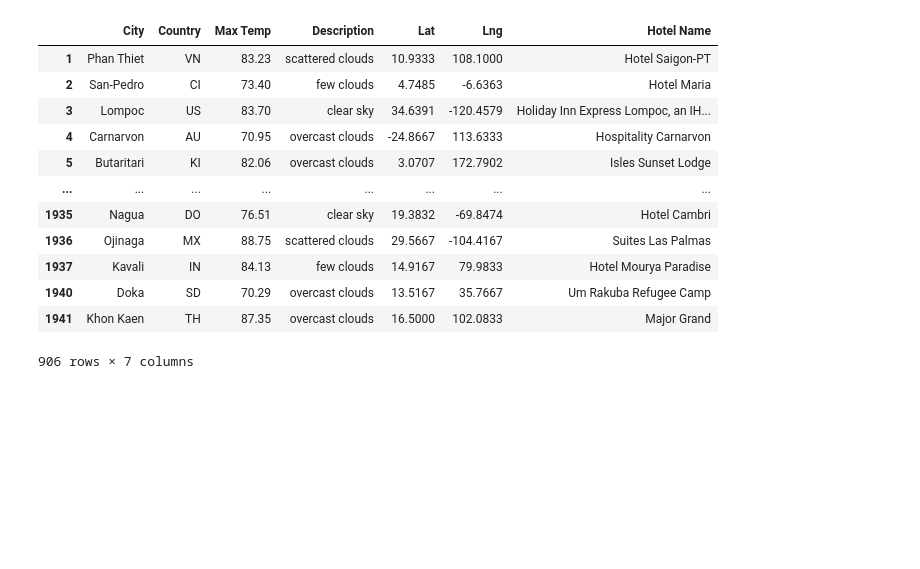
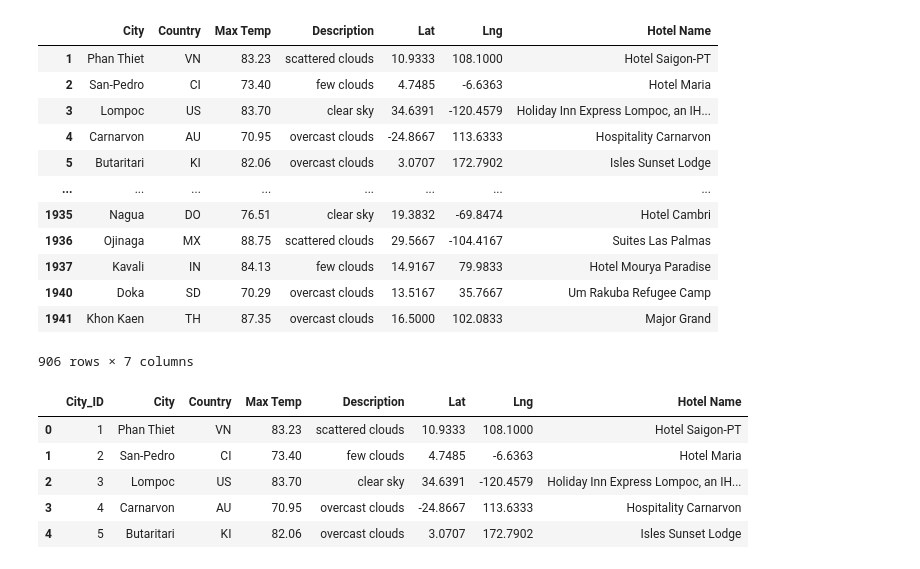
Before and after one commit to fhsal/WeatherPy, a Jupyter notebook: Vacation_Search/Vacation_Search.ipynb, the cells around one changed output. Drawn from its saved outputs; the diff is of its cells as text; code cells hidden in the pictures; blank space fills up the shorter version.

```diff
--- a/Vacation_Search/Vacation_Search.ipynb
+++ b/Vacation_Search/Vacation_Search.ipynb
@@ -215,6 +207,16 @@ output_data_file = "WeatherPy_vacation.csv"
 
 # 8b. Export the City_Data into a csv
 clean_hotel_df.to_csv(output_data_file, index_label="City_ID")
+# %%
+clean_hotel_df = pd.read_csv("WeatherPy_vacation.csv")
+clean_hotel_df.head()
+# %% [output]
+|  | City_ID | City | Country | Max Temp | Description | Lat | Lng | Hotel Name |
+| 0 | 1 | Phan Thiet | VN | 83.23 | scattered clouds | 10.9333 | 108.1000 | Hotel Saigon-PT |
+| 1 | 2 | San-Pedro | CI | 73.40 | few clouds | 4.7485 | -6.6363 | Hotel Maria |
+| 2 | 3 | Lompoc | US | 83.70 | clear sky | 34.6391 | -120.4579 | Holiday Inn Express Lompoc, an IH... |
+| 3 | 4 | Carnarvon | AU | 70.95 | overcast clouds | -24.8667 | 113.6333 | Hospitality Carnarvon |
+| 4 | 5 | Butaritari | KI | 82.06 | overcast clouds | 3.0707 | 172.7902 | Isles Sunset Lodge |
 # %%
 # 9. Using the template add city name, the country code, the weather description and maximum temperature for the city.
 info_box_template = """
```
Also changed, not shown: parts of 3 cells of this notebook, 6 other files.
